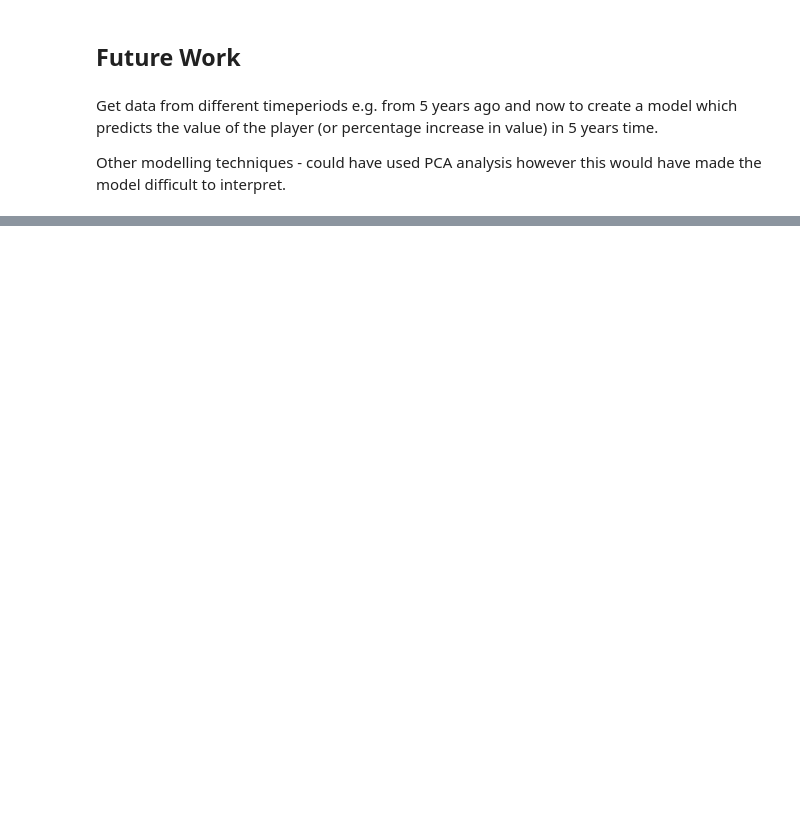
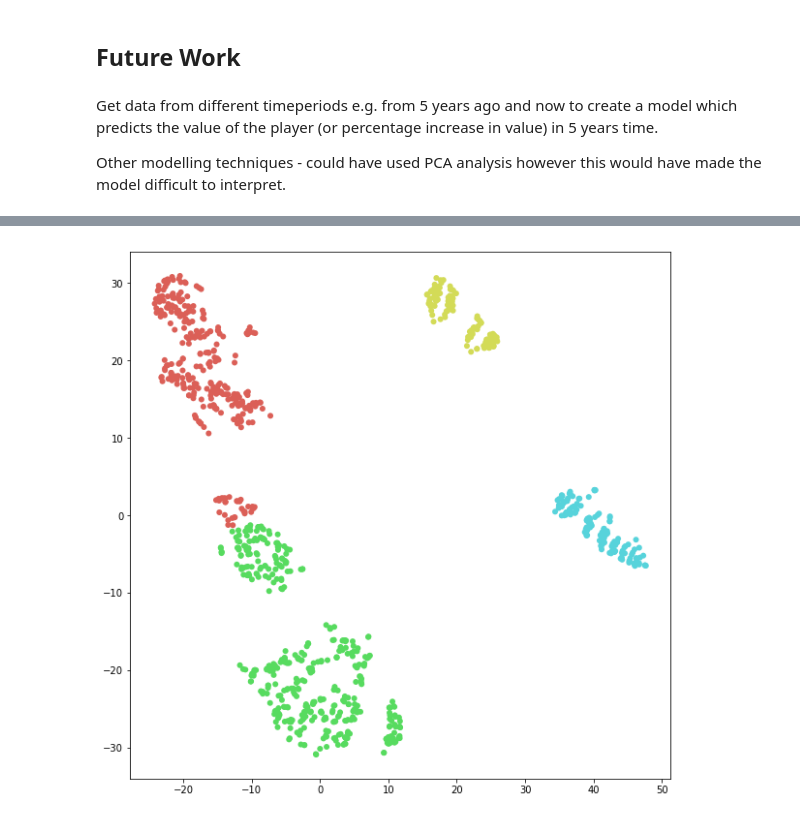
Before and after one commit to julian-west/sofifa-analysis, a Jupyter notebook: predicting player value.ipynb, the cells around one changed output, grey strips where cells are left out. Saved outputs shown, nothing was run; the diff lists cells and outputs as text; code cells hidden in the pictures; blank space fills up the shorter version.

```diff
--- a/predicting player value.ipynb
+++ b/predicting player value.ipynb
@@ -1438,0 +1500,17 @@ Other modelling techniques - could have used PCA analysis however this would hav
+# %%
+km = KMeans(n_clusters=4,random_state=0)
+km = km.fit(shap_embedded)
+labels = km.labels_
+# %%
+color_dict = dict(zip(list(range(4)),sns.color_palette("hls", 6)))
+colors = [color_dict[label] for label in labels]
+# %%
+f = plt.figure(figsize=(10,10))
+plt.scatter(shap_embedded[:,0],
+           shap_embedded[:,1],
+            c=colors,
+           linewidth=0, alpha=1.)
+
+plt.show()
+# %% [output]
+[figure, added]
```
Also changed, not shown: parts of 45 cells of this notebook, 2 other files.
